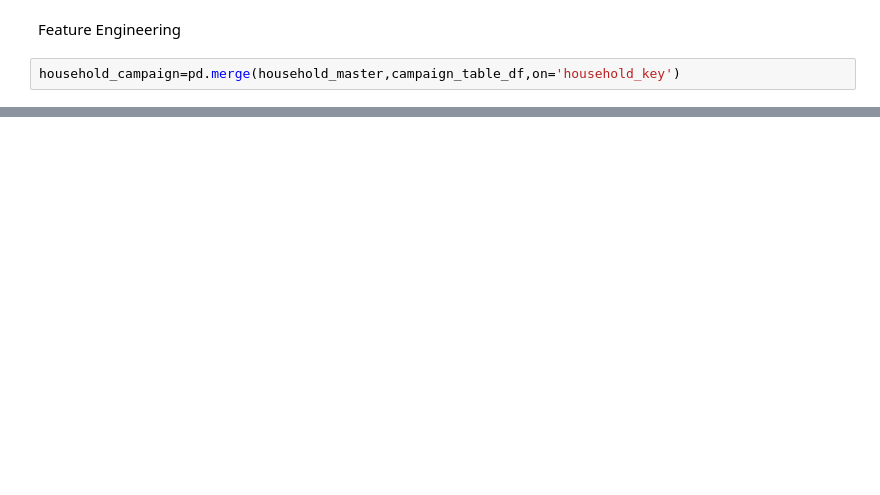
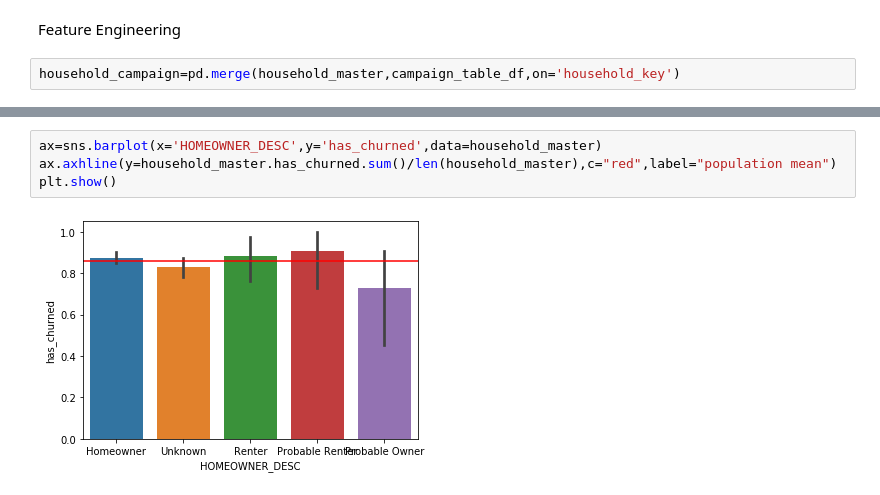
Before and after one commit to ambita20/Customer-Engagement-Python-Project, a Jupyter notebook: PythonProject.ipynb, the cells around one changed output, grey strips where cells are left out. Saved outputs shown, nothing was run; the diff lists cells and outputs as text; blank space fills up the shorter version.

```diff
--- a/PythonProject.ipynb
+++ b/PythonProject.ipynb
@@ -193,0 +257,6 @@ household_master=pd.merge(household_master,campaign_type,on='household_key')
+# %%
+ax=sns.barplot(x='HOMEOWNER_DESC',y='has_churned',data=household_master)
+ax.axhline(y=household_master.has_churned.sum()/len(household_master),c="red",label="population mean")
+plt.show()
+# %% [output]
+[figure, added]
```
Also changed, not shown: parts of 34 cells of this notebook.
